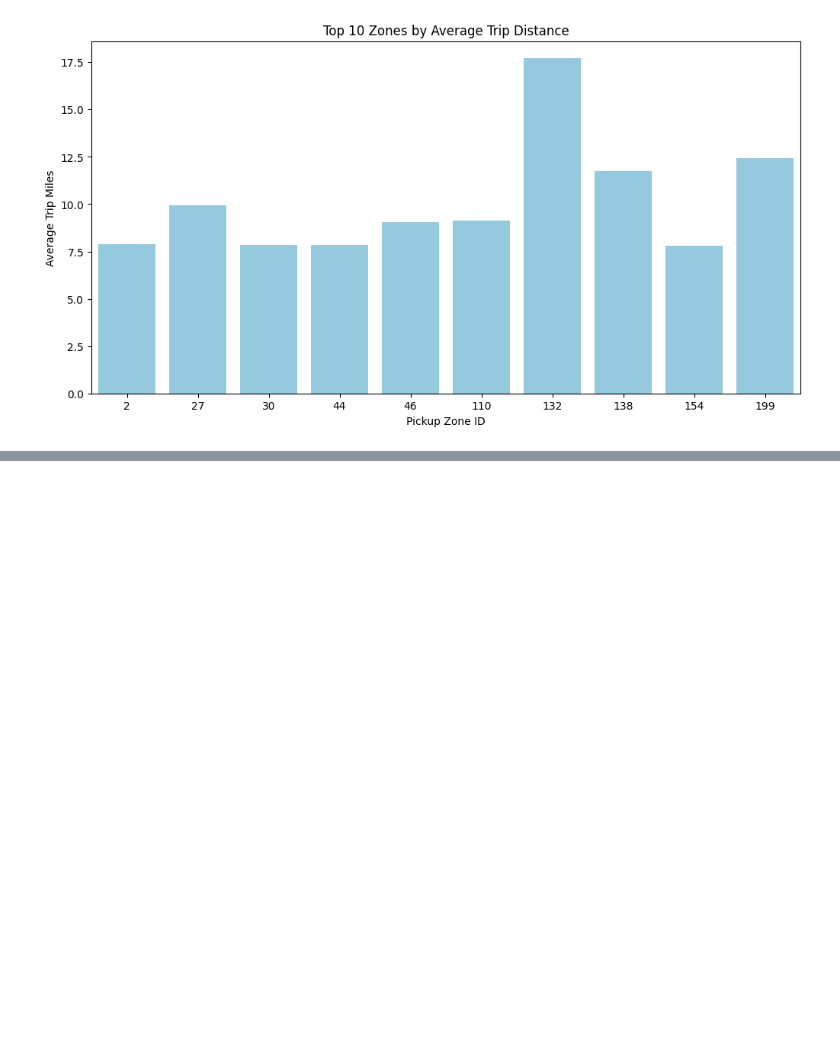
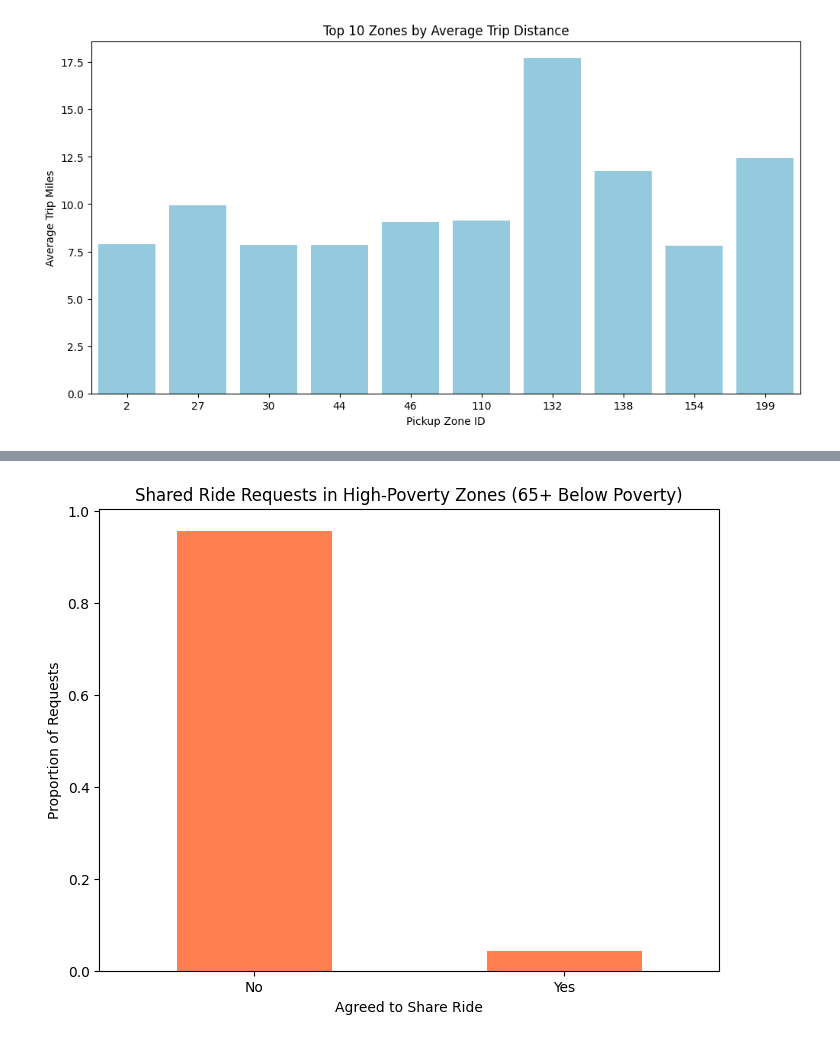
Before and after one commit to gracejiang0929/Bias-Detection-and-Mitigation-in-Ride-Hailing, a Jupyter notebook: tlc_tester.ipynb, the cells around one changed output, grey strips where cells are left out. Saved outputs shown, nothing was run; the diff lists cells and outputs as text; code cells hidden in the pictures; blank space fills up the shorter version.

```diff
--- a/tlc_tester.ipynb
+++ b/tlc_tester.ipynb
@@ -370,0 +450,14 @@ plt.show()
+# %%
+high_poverty_zones = mrgd[mrgd['%65+ Below poverty'] > 20]
+
+shared_ride_requests = high_poverty_zones['Passenger Agreed to Share Ride'].value_counts(normalize=True)
+
+plt.figure(figsize=(8, 6))
+shared_ride_requests.plot(kind='bar', color='coral')
+plt.title('Shared Ride Requests in High-Poverty Zones (65+ Below Poverty)')
+plt.xlabel('Agreed to Share Ride')
+plt.ylabel('Proportion of Requests')
+plt.xticks([0, 1], labels=['No', 'Yes'], rotation=0)
+plt.show()
+# %% [output]
+[figure, added]
```
Also changed, not shown: parts of 5 cells of this notebook.
